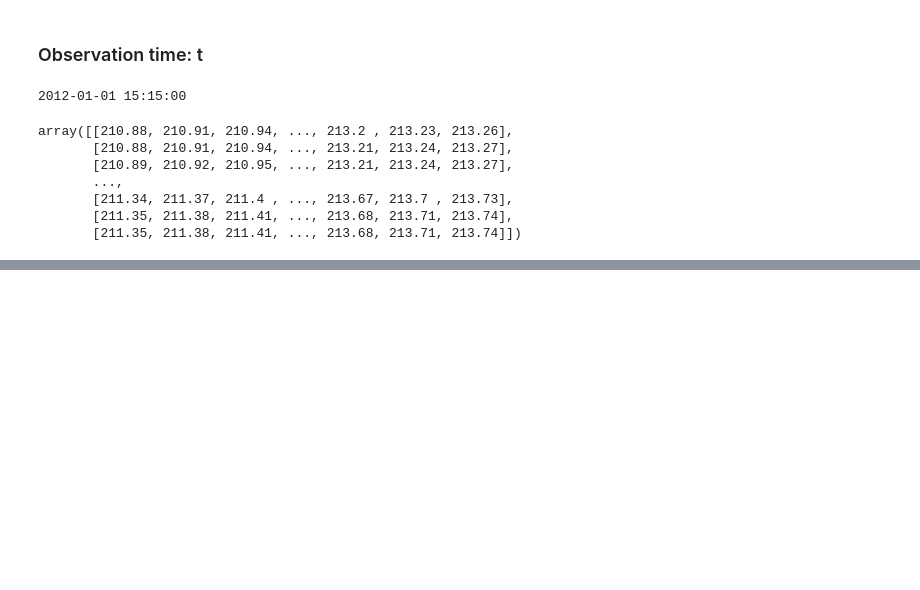
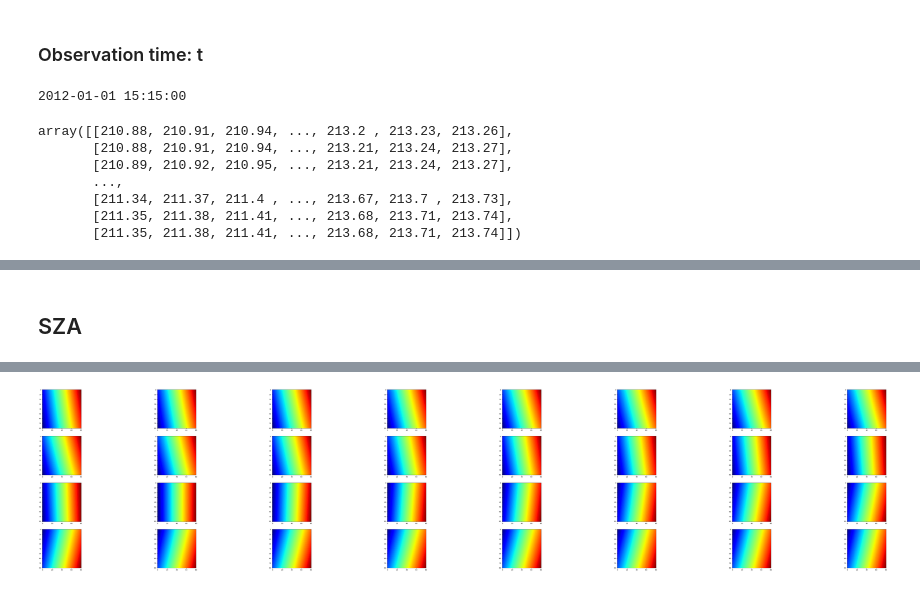
Before and after one commit to fedegiallorosso/solar_forecasting, a Jupyter notebook: notebooks/Emilio_EDA.ipynb, the cells around one changed output, grey strips where cells are left out. Drawn from its saved outputs; the diff is of its cells as text; code cells hidden in the pictures; blank space fills up the shorter version.

```diff
--- a/notebooks/Emilio_EDA.ipynb
+++ b/notebooks/Emilio_EDA.ipynb
@@ -97,0 +260,5 @@ array([[210.88, 210.91, 210.94, ..., 213.2 , 213.23, 213.26],
+# %% [markdown]
+## SZA
+# %%
+day_information(feature = SZA)
+# %% [output]
@@ -97,0 +267 @@ array([[210.88, 210.91, 210.94, ..., 213.2 , 213.23, 213.26],
+[figure, added]
```
Also changed, not shown: parts of 30 cells of this notebook.
